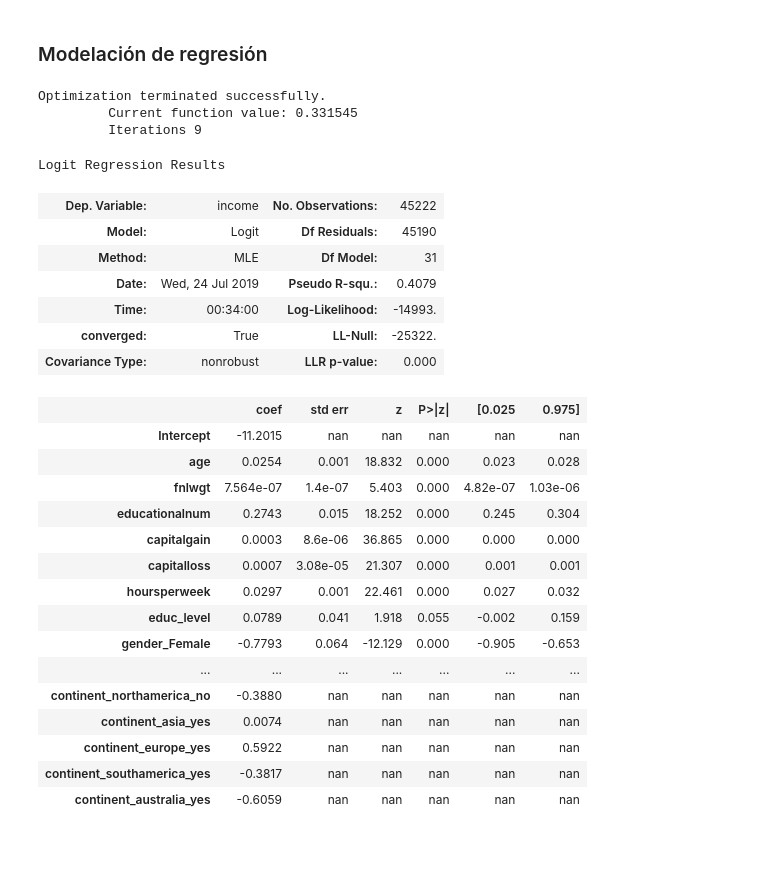
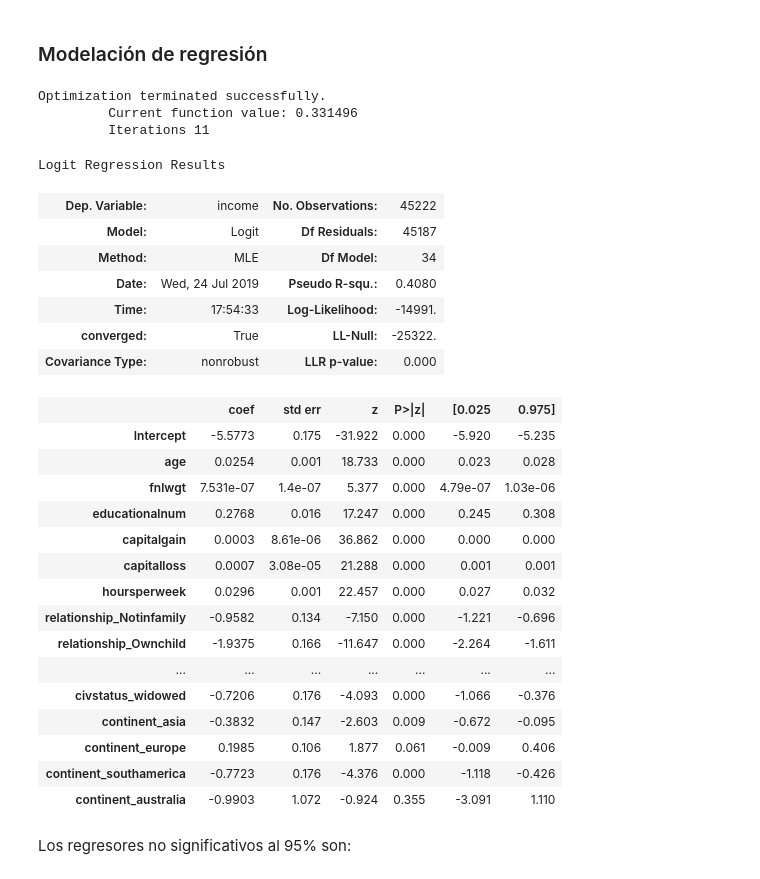
Before and after one commit to muZk/desafio-latam-ds-python, a Jupyter notebook: 02 - Fundamentos Data Science/prueba/Determinantes del ingreso.ipynb, the cells around one changed output. Saved outputs shown, nothing was run; the diff lists cells and outputs as text; code cells hidden in the pictures; blank space fills up the shorter version.

```diff
--- a/02 - Fundamentos Data Science/prueba/Determinantes del ingreso.ipynb
+++ b/02 - Fundamentos Data Science/prueba/Determinantes del ingreso.ipynb
@@ -344 +325,6 @@ df4 = nicos.dummierize_columns(df4, nominal_columns)
+# %%
+unnecessary_columns = list(filter(lambda x: x != 'income', recodification_rules.keys()))
+df_recod_clean = df_recod.drop(columns=unnecessary_columns)
+
+df = nicos.get_dummies(df_recod_clean)
 # %%
@@ -373,3 +360,0 @@ Son sólo el 7% y como se distribuyen columna a columna no hay mucho que hacer,
-# %%
-df = df4.dropna().infer_objects()
-df.columns = df.columns.str.replace('-', '')
@@ -515,37 +502,39 @@ def not_significant_pvalues(model, alpha = 0.025):
     pvalues_df = model.pvalues.to_frame()
     pvalues_df = pvalues_df[pvalues_df > alpha].dropna()
     return pvalues_df
+
+models = {}
-# %%
-df.columns = df.columns.str.replace('-', '')
 # %%
-model1 = build_model(df, 'income', 'income').fit()
-model1.summary()
+models['result_1'] = build_model(df, 'income', 'income').fit()
+models['result_1'].summary()
 # %% [output]
 Optimization terminated successfully.
-         Current function value: 0.331545
-         Iterations 9
+         Current function value: 0.331496
+         Iterations 11
 Logit Regression Results
 | Dep. Variable: | income | No. Observations: | 45222 |
-| Model: | Logit | Df Residuals: | 45190 |
-| Method: | MLE | Df Model: | 31 |
-| Date: | Wed, 24 Jul 2019 | Pseudo R-squ.: | 0.4079 |
-| Time: | 00:34:00 | Log-Likelihood: | -14993. |
+| Model: | Logit | Df Residuals: | 45187 |
+| Method: | MLE | Df Model: | 34 |
+| Date: | Wed, 24 Jul 2019 | Pseudo R-squ.: | 0.4080 |
+| Time: | 17:54:33 | Log-Likelihood: | -14991. |
 | converged: | True | LL-Null: | -25322. |
 | Covariance Type: | nonrobust | LLR p-value: | 0.000 |
 |  | coef | std err | z | P>|z| | [0.025 | 0.975] |
-| Intercept | -11.2015 | nan | nan | nan | nan | nan |
-| age | 0.0254 | 0.001 | 18.832 | 0.000 | 0.023 | 0.028 |
-| fnlwgt | 7.564e-07 | 1.4e-07 | 5.403 | 0.000 | 4.82e-07 | 1.03e-06 |
-| educationalnum | 0.2743 | 0.015 | 18.252 | 0.000 | 0.245 | 0.304 |
-| capitalgain | 0.0003 | 8.6e-06 | 36.865 | 0.000 | 0.000 | 0.000 |
-| capitalloss | 0.0007 | 3.08e-05 | 21.307 | 0.000 | 0.001 | 0.001 |
-| hoursperweek | 0.0297 | 0.001 | 22.461 | 0.000 | 0.027 | 0.032 |
-| educ_level | 0.0789 | 0.041 | 1.918 | 0.055 | -0.002 | 0.159 |
-| gender_Female | -0.7793 | 0.064 | -12.129 | 0.000 | -0.905 | -0.653 |
+| Intercept | -5.5773 | 0.175 | -31.922 | 0.000 | -5.920 | -5.235 |
+| age | 0.0254 | 0.001 | 18.733 | 0.000 | 0.023 | 0.028 |
+| fnlwgt | 7.531e-07 | 1.4e-07 | 5.377 | 0.000 | 4.79e-07 | 1.03e-06 |
+| educationalnum | 0.2768 | 0.016 | 17.247 | 0.000 | 0.245 | 0.308 |
+| capitalgain | 0.0003 | 8.61e-06 | 36.862 | 0.000 | 0.000 | 0.000 |
+| capitalloss | 0.0007 | 3.08e-05 | 21.288 | 0.000 | 0.001 | 0.001 |
+| hoursperweek | 0.0296 | 0.001 | 22.457 | 0.000 | 0.027 | 0.032 |
+| relationship_Notinfamily | -0.9582 | 0.134 | -7.150 | 0.000 | -1.221 | -0.696 |
+| relationship_Ownchild | -1.9375 | 0.166 | -11.647 | 0.000 | -2.264 | -1.611 |
 | ... | ... | ... | ... | ... | ... | ... |
-| continent_northamerica_no | -0.3880 | nan | nan | nan | nan | nan |
-| continent_asia_yes | 0.0074 | nan | nan | nan | nan | nan |
-| continent_europe_yes | 0.5922 | nan | nan | nan | nan | nan |
-| continent_southamerica_yes | -0.3817 | nan | nan | nan | nan | nan |
-| continent_australia_yes | -0.6059 | nan | nan | nan | nan | nan |
+| civstatus_widowed | -0.7206 | 0.176 | -4.093 | 0.000 | -1.066 | -0.376 |
+| continent_asia | -0.3832 | 0.147 | -2.603 | 0.009 | -0.672 | -0.095 |
+| continent_europe | 0.1985 | 0.106 | 1.877 | 0.061 | -0.009 | 0.406 |
+| continent_southamerica | -0.7723 | 0.176 | -4.376 | 0.000 | -1.118 | -0.426 |
+| continent_australia | -0.9903 | 1.072 | -0.924 | 0.355 | -3.091 | 1.110 |
+# %% [markdown]
+Los regresores no significativos al 95% son:
 # %%
```
Also changed, not shown: parts of 27 cells of this notebook, 2 other files.
